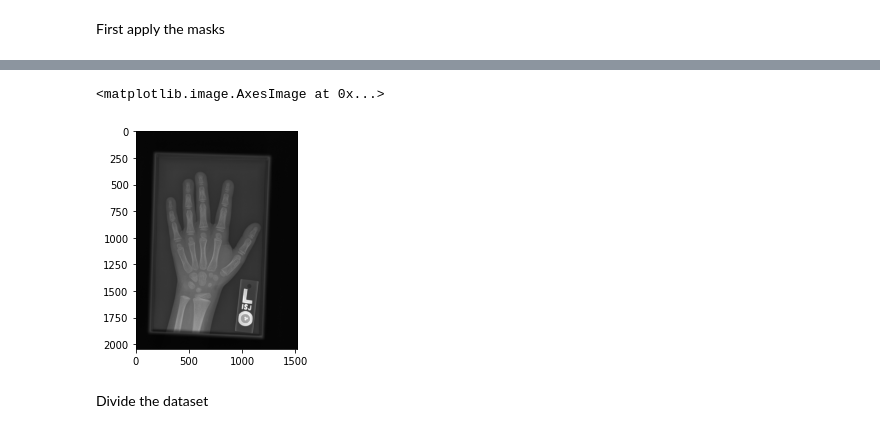
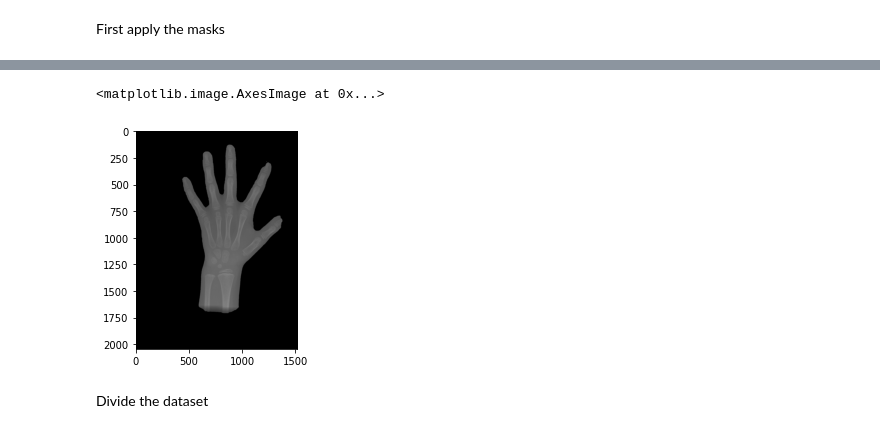
Before and after one commit to tommilotta/BoneAgePrediction, a Jupyter notebook: regression_model.ipynb, the cells around one changed output, grey strips where cells are left out. Drawn from its saved outputs; the diff is of its cells as text; code cells hidden in the pictures.

Commit message:
Solved problem on masks
For some reasons the masks where not in black and white

```diff
--- a/regression_model.ipynb
+++ b/regression_model.ipynb
@@ -353,22 +340,28 @@ ax[2].imshow(cv2.bitwise_and(a, a, mask=b))
 !mkdir /content/boneage_training_masked
 # %%
 masks_path = 'boneage-training-dataset-masks/'
-masked_path = 'boneage-training-masked/'
-for index in range(200):
+masked_path = 'boneage_training_masked/'
+for index in range(201):
   im_path = train_df.loc[index, 'image']
+  # print(im_path)
   im_name = im_path.split('/')[1]
+  # print(im_name)
   image = cv2.imread(im_path)
+  # plt.imshow(image)
   mask_im = cv2.imread(path + '/' + masks_path + im_name, 0)
+  # plt.imshow(mask_im)
   masked_im = cv2.bitwise_and(image, image, mask=mask_im)
+  # plt.imshow(masked_im)
   cv2.imwrite(masked_path + im_name, masked_im)
+  # cv2.imwrite(im_name, masked_im)
 
 # When it will work the images should be overwritten in the same place from
 # where they come since it's the path written inside the 'image' column of the dfs
 # %%
-plt.imshow(cv2.imread(masked_path + '1604.png')) ### NOT WORKING
+plt.imshow(cv2.imread(masked_path + '1601.png'))
 # %% [output]
 <matplotlib.image.AxesImage at 0x...>
-[figure, old version]
+[figure, new version]
 # %%
 # TRY TO CONVERT THE ABOVE FUNCTION IN A MAP FUNCTION
 mask_func = lambda image: cv2.imwrite(masked_path + image.split('/')[1], cv2.bitwise_and(
```
Also changed, not shown: parts of 1 cell of this notebook, 1 other file.
